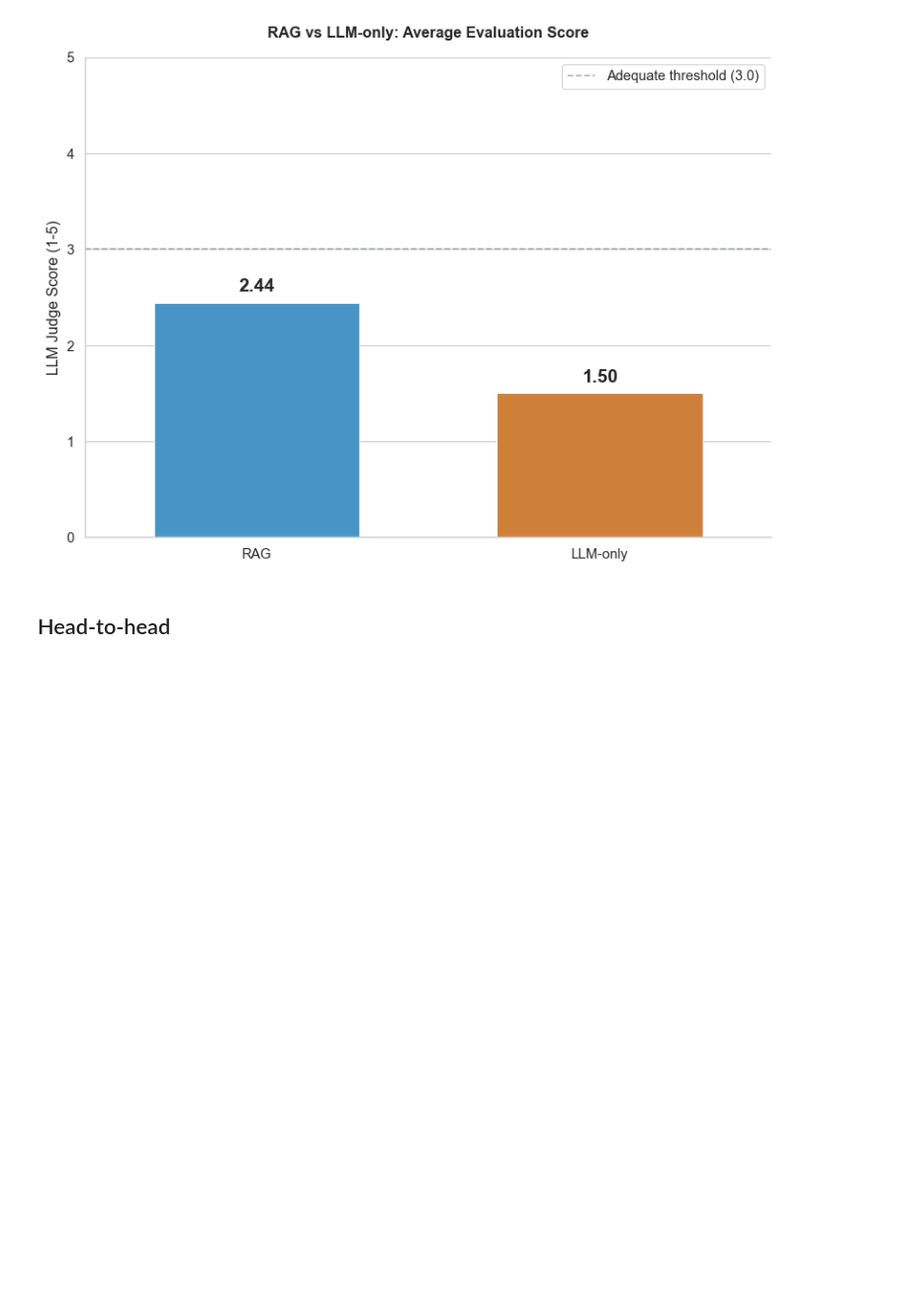
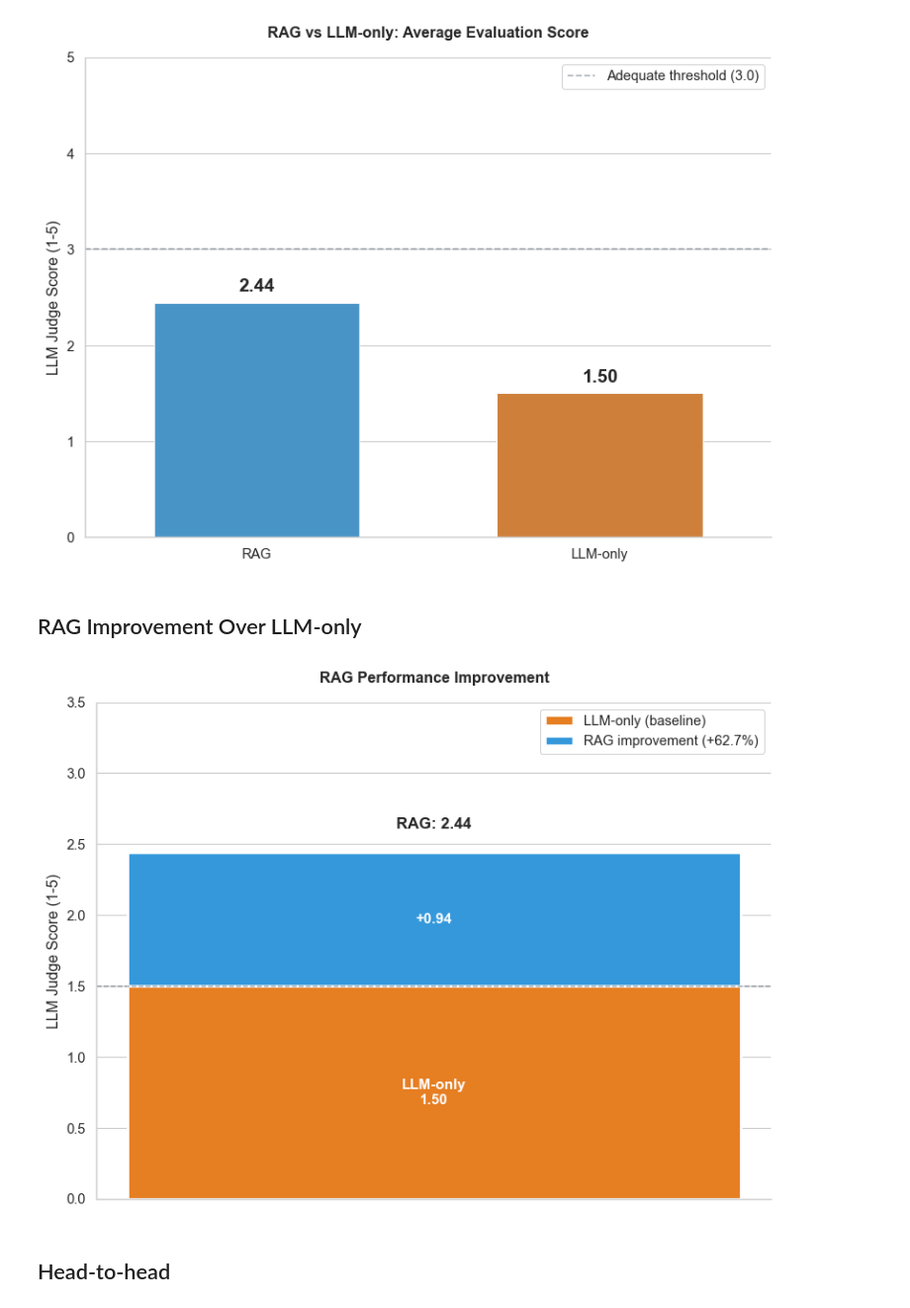
Before and after one commit to hackerman70000/rag, a Jupyter notebook: notebooks/evaluation_results_analysis.ipynb, the cells around one changed output. Shown at 99% size. Saved outputs shown, nothing was run; the diff lists cells and outputs as text; code cells hidden in the pictures; blank space fills up the shorter version.

```diff
--- a/notebooks/evaluation_results_analysis.ipynb
+++ b/notebooks/evaluation_results_analysis.ipynb
@@ -165,6 +165,37 @@ Passing `palette` without assigning `hue` is deprecated and will be removed in v
 
   sns.barplot(data=data, x="Method", y="Score", palette=[PALETTE["rag"], PALETTE["llm"]], ax=ax, width=0.6)
 [figure]
+# %% [markdown]
+## RAG Improvement Over LLM-only
+# %%
+rag_score = summary["rag"]["avg_score"]
+llm_score = summary["llm_only"]["avg_score"]
+improvement_pct = (rag_score - llm_score) / llm_score * 100
+improvement_abs = rag_score - llm_score
+
+fig, ax = plt.subplots(figsize=(8, 6))
+
+ax.bar([0], [llm_score], color=PALETTE["llm"], width=0.5, edgecolor="white", linewidth=2, label="LLM-only (baseline)")
+ax.bar([0], [improvement_abs], bottom=[llm_score], color=PALETTE["rag"], width=0.5, edgecolor="white", linewidth=2,
+       label=f"RAG improvement (+{improvement_pct:.1f}%)")
+
+ax.text(0, llm_score/2, f"LLM-only\n{llm_score:.2f}", ha="center", va="center", fontsize=11, fontweight="bold", color="white")
+ax.text(0, llm_score + improvement_abs/2, f"+{improvement_abs:.2f}", ha="center", va="center", fontsize=11, fontweight="bold", color="white")
+ax.text(0, rag_score + 0.15, f"RAG: {rag_score:.2f}", ha="center", va="bottom", fontsize=12, fontweight="bold")
+
+ax.axhline(y=llm_score, color=PALETTE["accent"], linestyle="--", linewidth=1, alpha=0.5)
+ax.set_xticks([])
+ax.set_ylabel("LLM Judge Score (1-5)")
+ax.set_title("RAG Performance Improvement", fontweight="bold", pad=15)
+ax.set_ylim(0, 3.5)
+ax.legend(loc="upper right", frameon=True, fancybox=True)
+
+sns.despine()
+plt.tight_layout()
+plt.savefig("../images/chart_improvement.png", dpi=150, bbox_inches="tight", facecolor="white")
+plt.show()
+# %% [output]
+[figure, added]
 # %% [markdown]
 ## Head-to-head
 # %%
```
Also changed, not shown: parts of 31 cells of this notebook, 9 other files.
